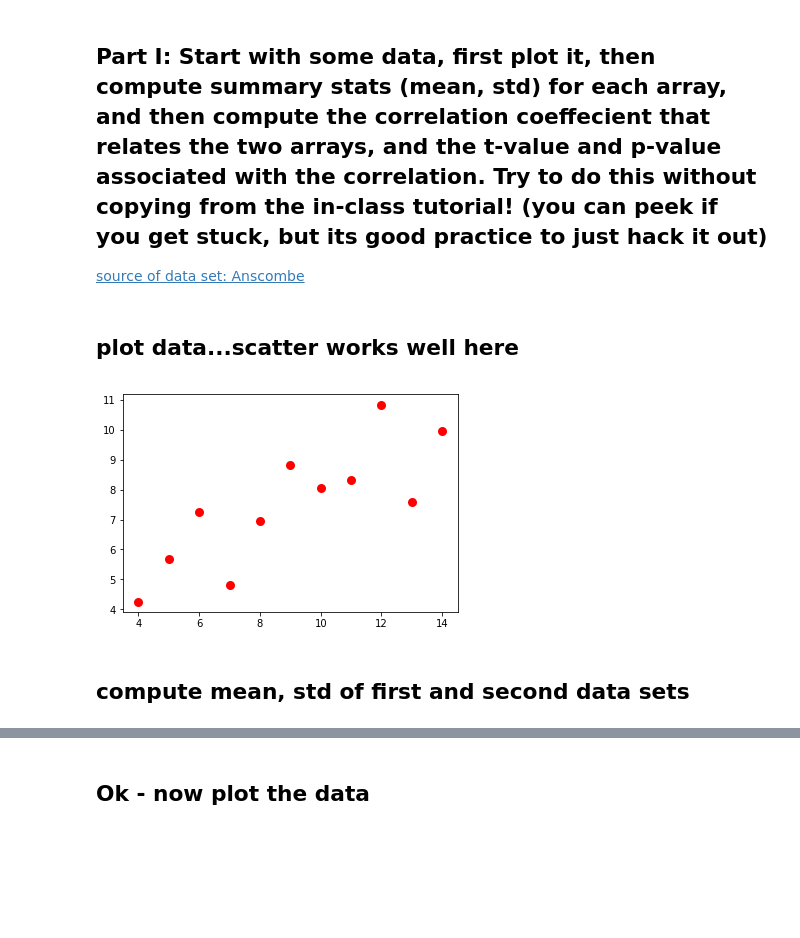
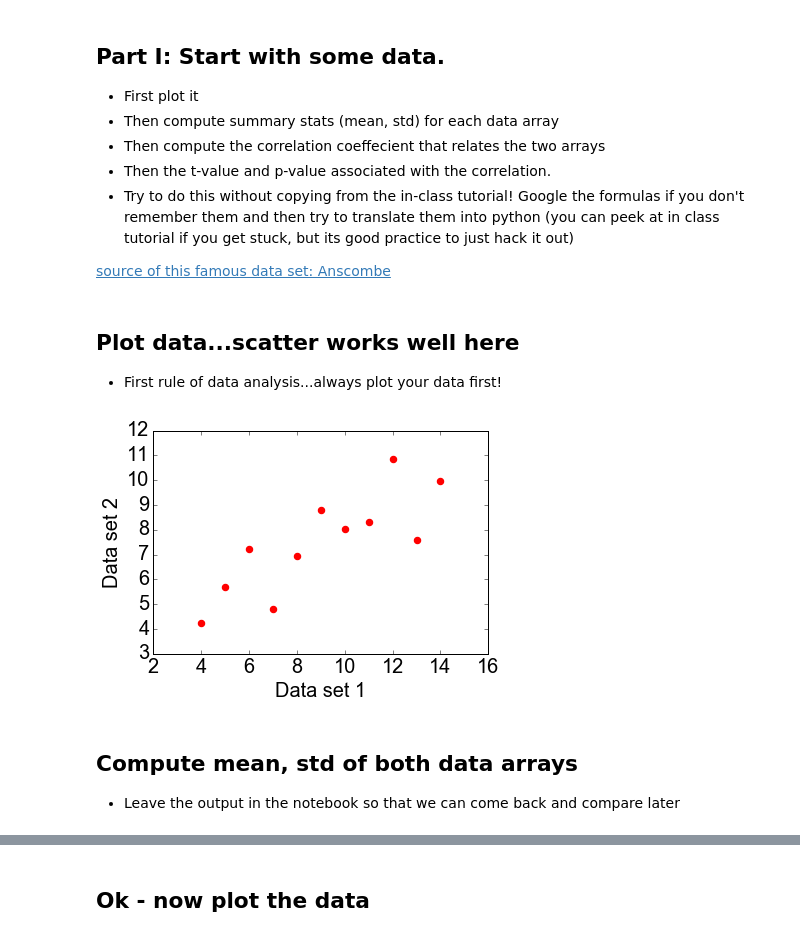
Before and after one commit to TimCSheehan/dev, a Jupyter notebook: Tutorial032_Exercises_Answers.ipynb, the cells around one changed output, grey strips where cells are left out. Cells and saved outputs as stored; diff of their text form; code cells hidden in the pictures; blank space fills up the shorter version.

```diff
--- a/Tutorial032_Exercises_Answers.ipynb
+++ b/Tutorial032_Exercises_Answers.ipynb
@@ -8,21 +17,33 @@ import matplotlib.pyplot as plt
 # also define the default font we'll use for figures.
 fig_font = {'fontname':'Arial', 'size':'20'}
 # %% [markdown]
-## Part I: Start with some data, first plot it, then compute summary stats (mean, std) for each array, and then compute the correlation coeffecient that relates the two arrays, and the t-value and p-value associated with the correlation. Try to do this without copying from the in-class tutorial! (you can peek if you get stuck, but its good practice to just hack it out)
-[source of data set: Anscombe](https://en.wikipedia.org/wiki/Anscombe%27s_quartet)
+## Part I: Start with some data.
+* First plot it
+* Then compute summary stats (mean, std) for each data array
+* Then compute the correlation coeffecient that relates the two arrays
+* Then the t-value and p-value associated with the correlation.
+* Try to do this without copying from the in-class tutorial! Google the formulas if you don't remember them and then try to translate them into python (you can peek at in class tutorial if you get stuck, but its good practice to just hack it out)
+
+[source of this famous data set: Anscombe](https://en.wikipedia.org/wiki/Anscombe%27s_quartet)
 # %%
 d1 = np.array([10, 8, 13, 9, 11, 14, 6, 4, 12, 7, 5])
 d2 = np.array([8.04, 6.95, 7.58, 8.81, 8.33, 9.96, 7.24, 4.26, 10.84, 4.82, 5.68])
 # %% [markdown]
-## plot data...scatter works well here
+## Plot data...scatter works well here
+* First rule of data analysis...always plot your data first!
 # %%
 # first plot the data! always do this first
 plt.scatter(d1,d2,color='r',marker='o',linewidths=3)
+plt.xlabel('Data set 1', **fig_font)
+plt.ylabel('Data set 2', **fig_font)
+plt.xticks(**fig_font)
+plt.yticks(**fig_font)
 plt.show()
 # %% [output]
-[figure, old version]
+[figure, new version]
-# %% [markdown]
-## compute mean, std of first and second data sets
+# %% [markdown]
+## Compute mean, std of both data arrays
+* Leave the output in the notebook so that we can come back and compare later
 # %%
 # compute mean, std for the first data set
 mean_data = np.mean(d1, axis=0)
```
Also changed, not shown: parts of 28 cells of this notebook, 1 other file.
